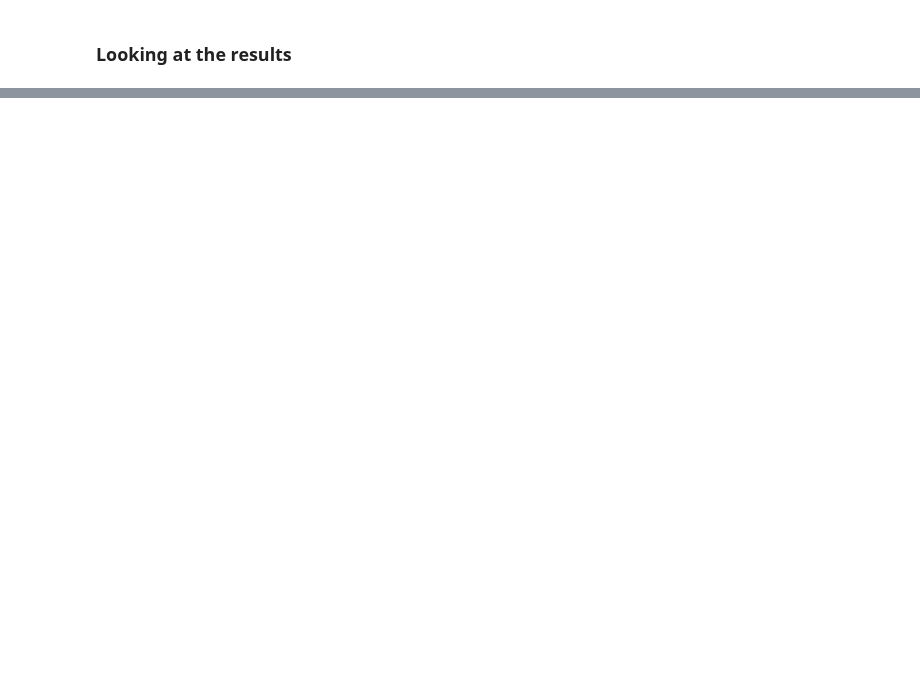
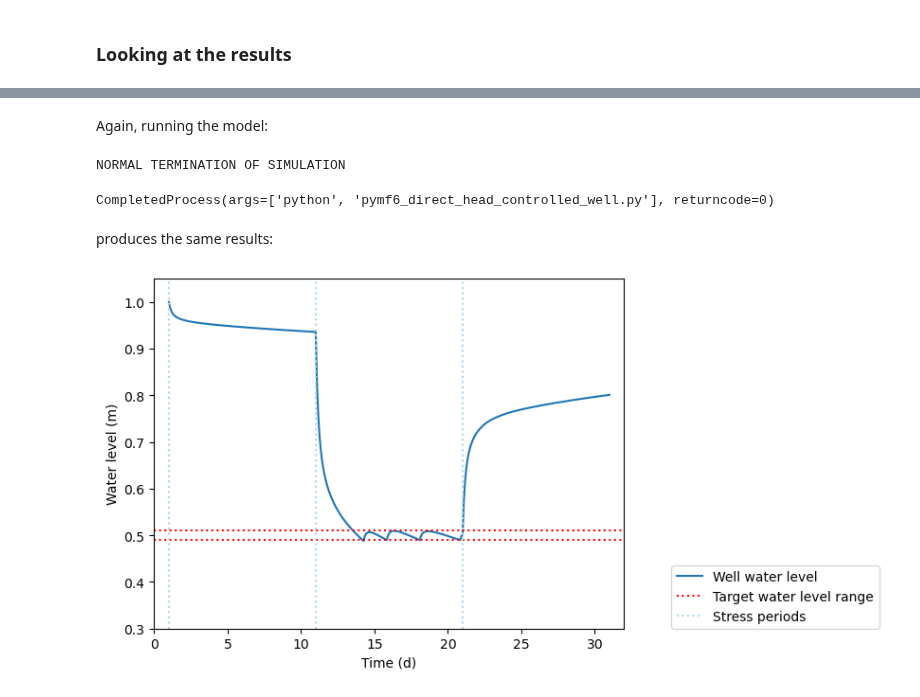
Before and after one commit to hydrocomputing/pymf6, a Jupyter notebook: doc/examples/head_controlled_well/Head_Controlled_Well.ipynb, the cells around one changed output, grey strips where cells are left out. Drawn from its saved outputs; the diff is of its cells as text; code cells hidden in the pictures; blank space fills up the shorter version.

```diff
--- a/doc/examples/head_controlled_well/Head_Controlled_Well.ipynb
+++ b/doc/examples/head_controlled_well/Head_Controlled_Well.ipynb
@@ -391,0 +495,13 @@ These can be reduced by adding more time steps in the TDIS package.
+# %% [markdown]
+Again, running the model:
+# %%
+run(['python', 'pymf6_direct_head_controlled_well.py'], check=True)
+# %% [output]
+NORMAL TERMINATION OF SIMULATION
+CompletedProcess(args=['python', 'pymf6_direct_head_controlled_well.py'], returncode=0)
+# %% [markdown]
+produces the same results:
+# %%
+show_well_head(model_path=model_path, name=name, wel_coords=wel_coords);
+# %% [output]
+[figure, added]
```
Also changed, not shown: parts of 18 cells of this notebook, 3 other files.
